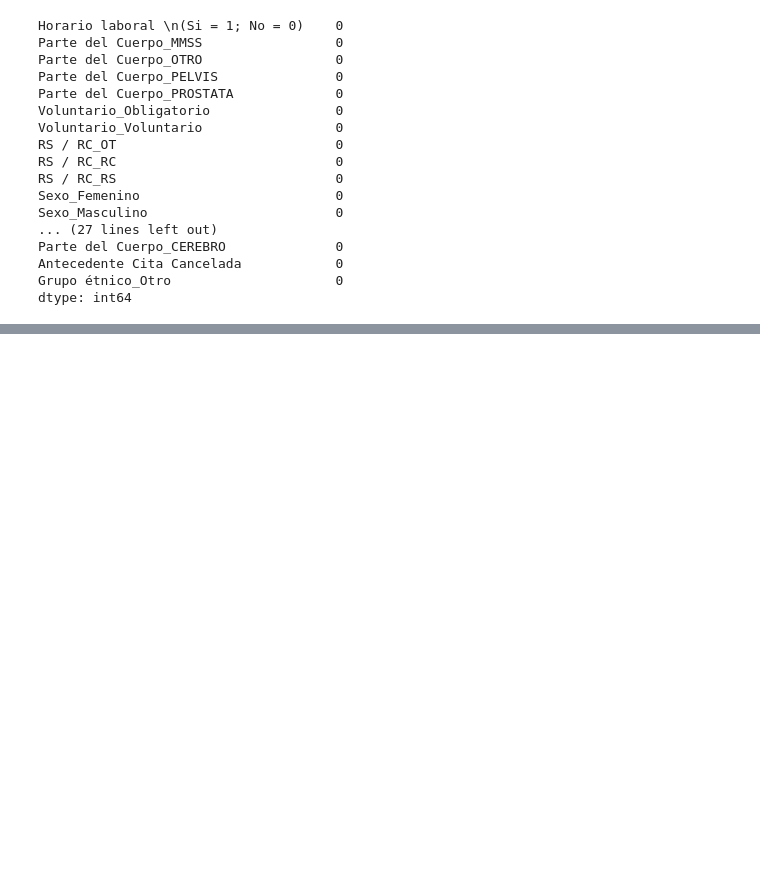
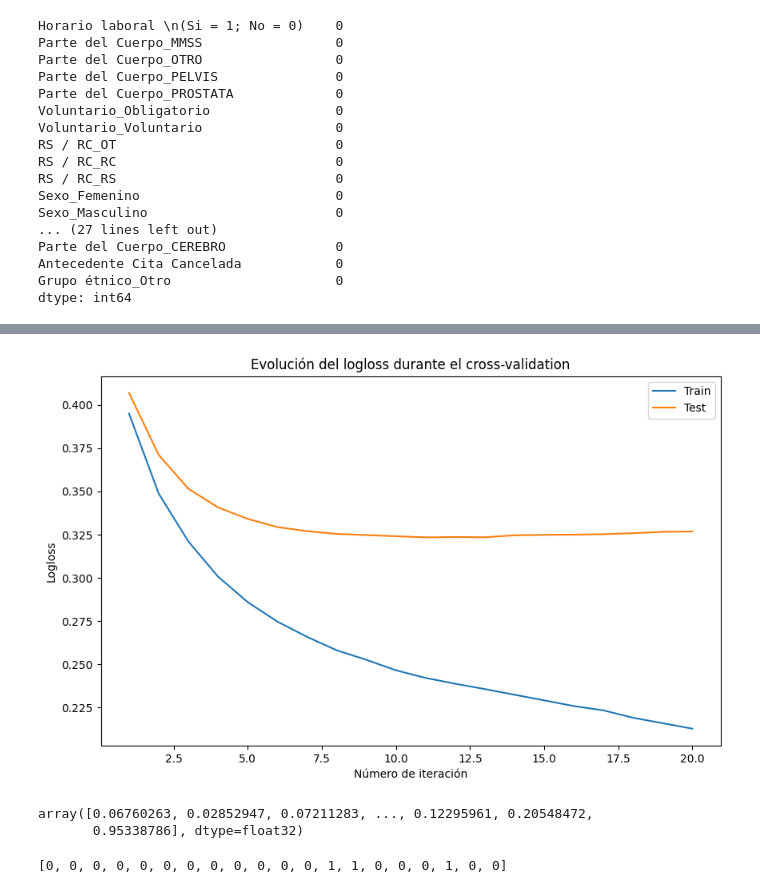
Before and after one commit to alexandersanchezjr/fvl-prediction-model, a Jupyter notebook: Prediccion de inasistencias .ipynb, the cells around one changed output, grey strips where cells are left out. Cells and saved outputs as stored; diff of their text form; code cells hidden in the pictures; blank space fills up the shorter version.

Commit message:
feat: Ramdom Forest and KGBoost models implemented without grid search

```diff
--- a/Prediccion de inasistencias .ipynb
+++ b/Prediccion de inasistencias .ipynb
@@ -719,0 +799,3 @@ dtype: int64
+# %%
+data_train_matrix = xgb.DMatrix(X_train,label= y_train)
+data_test_matrix = xgb.DMatrix(X_test,label= y_test)
@@ -719,0 +812,4 @@ dtype: int64
+# %%
+params = {"booster":"gbtree", "max_depth": 10, "eta": 0.3, "objective": "binary:logistic", "nthread":2}
+rounds = 20
+evaluation = [(data_test_matrix, "eval"), (data_train_matrix, "train")]
@@ -719,0 +818,2 @@ dtype: int64
+# %%
+model = xgb.train(params, data_train_matrix, rounds, evaluation)
@@ -719,0 +841,17 @@ dtype: int64
+# %%
+val = xgb.cv(params, data_train_matrix, rounds)
+# %%
+train_metric = val['train-logloss-mean']
+test_metric = val['test-logloss-mean']
+
+# Genera el gráfico de las métricas en cada iteración
+plt.figure(figsize=(10, 6))
+plt.plot(range(1, len(train_metric) + 1), train_metric, label='Train')
+plt.plot(range(1, len(test_metric) + 1), test_metric, label='Test')
+plt.xlabel('Número de iteración')
+plt.ylabel('Logloss')
+plt.title('Evolución del logloss durante el cross-validation')
+plt.legend()
+plt.show()
+# %% [output]
+[figure, added]
@@ -719,0 +860,10 @@ dtype: int64
+# %%
+predict
+# %% [output]
+array([0.06760263, 0.02852947, 0.07211283, ..., 0.12295961, 0.20548472,
+       0.95338786], dtype=float32)
+# %%
+predict = [1 if i > .5 else 0 for i in predict]
+predict[:20]
+# %% [output]
+[0, 0, 0, 0, 0, 0, 0, 0, 0, 0, 0, 0, 1, 1, 0, 0, 0, 1, 0, 0]
```
Also changed, not shown: parts of 38 cells of this notebook.
